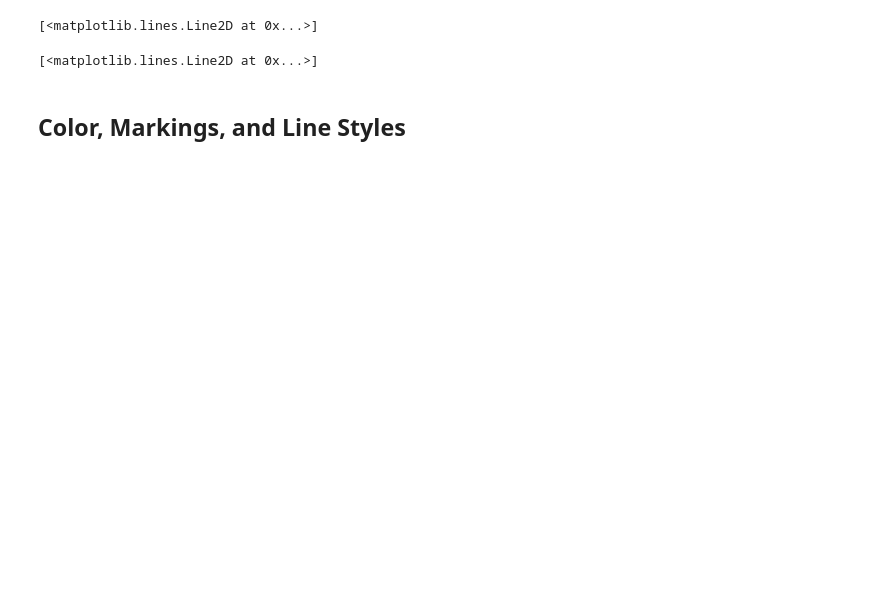
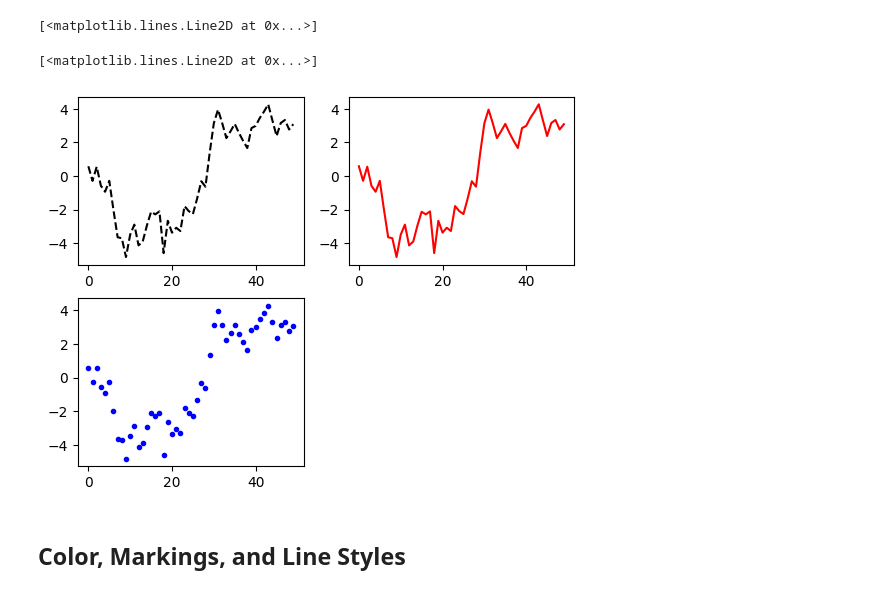
Before and after one commit to Xiaoxiao-teacher/Data-Visualization-with-Python, a Jupyter notebook: 02-Matplotlib Tutorial for Beginners.ipynb, the cells around one changed output. Cells and saved outputs as stored; diff of their text form; code cells hidden in the pictures; blank space fills up the shorter version.

```diff
--- a/02-Matplotlib Tutorial for Beginners.ipynb
+++ b/02-Matplotlib Tutorial for Beginners.ipynb
@@ -32,5 +31,9 @@ ax2.plot(data, "r-")
 ax3.plot(data, "b.")
 # %% [output]
 [<matplotlib.lines.Line2D at 0x...>]
+# %%
+fig
+# %% [output]
+[figure, added]
 # %% [markdown]
 ## Color, Markings, and Line Styles
```
Also changed, not shown: parts of 50 cells of this notebook.
